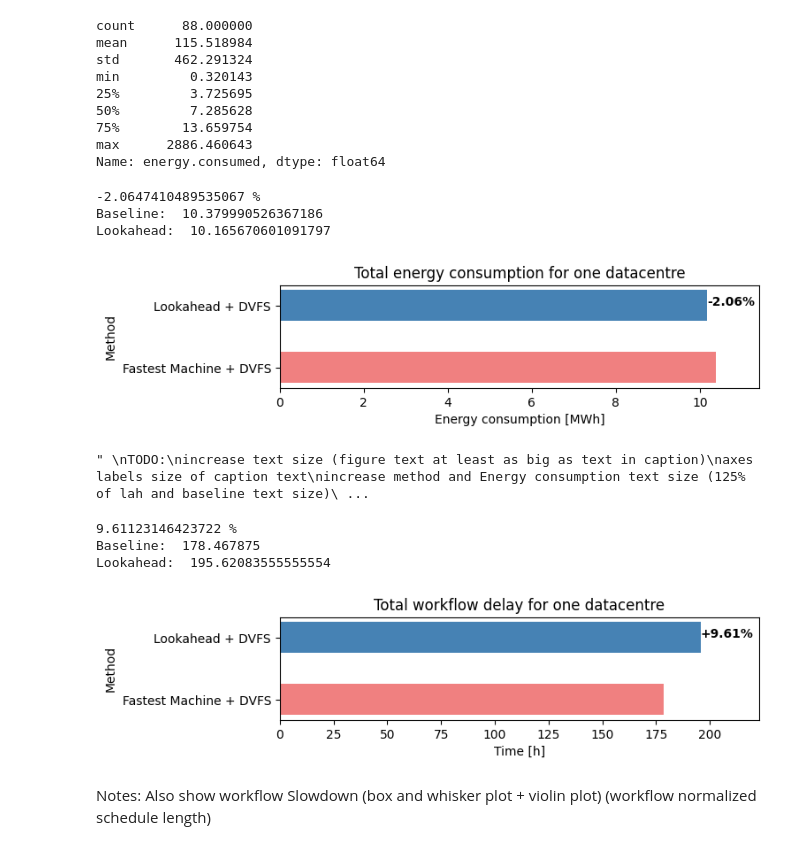
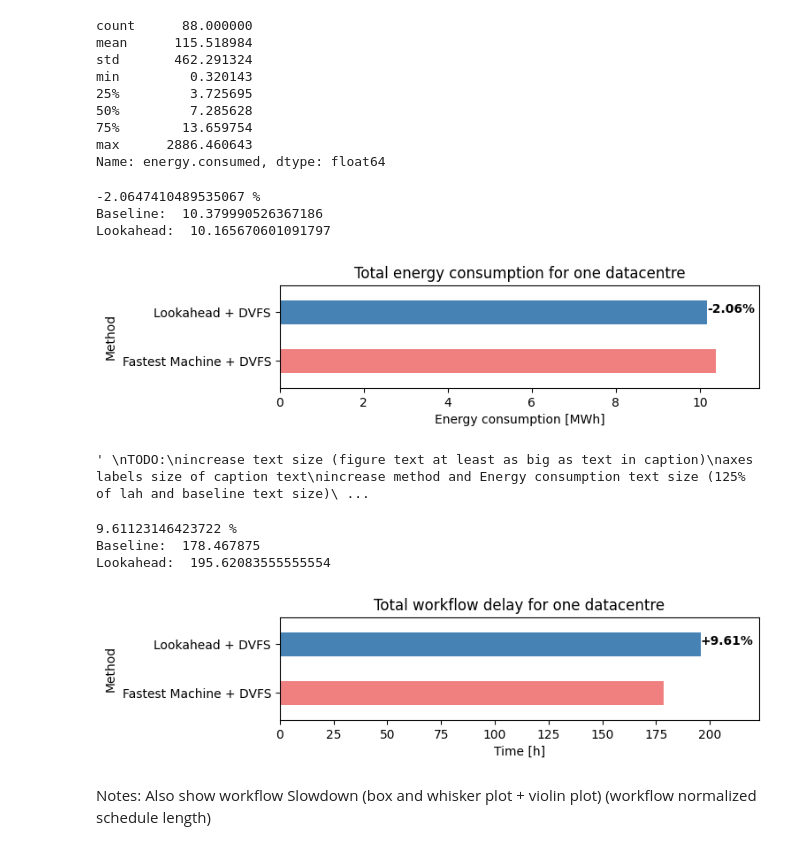
Before and after one commit to Raiduy/gdc-energy-efficiency-analysis, a Jupyter notebook: experiment_result_processing.ipynb, the cells around one changed output. Cells and saved outputs as stored; diff of their text form; code cells hidden in the pictures.

```diff
--- a/experiment_result_processing.ipynb
+++ b/experiment_result_processing.ipynb
@@ -217,36 +217,36 @@ nl = tasks_dc1_lah_df.groupby('trace_name').sum()['energy.consumed'].sum()/1000
 
 difference_percentage = (nl - bl) / bl * 100
 print(difference_percentage, '%')
 print('Baseline: ', bl)
 print('Lookahead: ', nl)
 
 
 bar_height = 0.5
 fig, ax = plt.subplots(figsize=(7, 1.5))
 ax.barh('Fastest Machine + DVFS', bl, color=colors[0], height=bar_height)
 ax.barh('Lookahead + DVFS', nl, color=colors[1], height=bar_height)
 ax.set_title('Total energy consumption for one datacentre')
 ax.set_xlabel('Energy consumption [MWh]')
 ax.set_ylabel('Method')
-ax.margins(x=0.1)
+ax.margins(x=0.1, y=0.2)
 ax.text(nl, 1, str(round(difference_percentage, 2))+'%', color='black', fontweight='bold')
 plt.show()
 
 '''
 TODO:
 increase text size (figure text at least as big as text in caption)
 axes labels size of caption text
 increase method and Energy consumption text size (125% of lah and baseline text size)
 Task energy consumption for one datacentre (150% or more of caption text size, but this will be the actual caption in the paper)
 
 Decrease the size of the bars (vertically) (2x size of text in method type)
 '''
 # %% [output]
 -2.0647410489535067 %
 Baseline:  10.379990526367186
 Lookahead:  10.165670601091797
-[figure, old version]
+[figure, new version]
-" \nTODO:\nincrease text size (figure text at least as big as text in caption)\naxes labels size of caption text\nincrease method and Energy consumption text size (125% of lah and baseline text size)\ ...
+' \nTODO:\nincrease text size (figure text at least as big as text in caption)\naxes labels size of caption text\nincrease method and Energy consumption text size (125% of lah and baseline text size)\ ...
 # %%
 # workflow_delays[ttp][dvfs_enabled][domain].extend(workflow_df['time.complete'] - workflow_df['time.earliest.complete'])
 workflows_dc1_fmp_df['workflow_delays'] = workflows_dc1_fmp_df['time.complete'] - workflows_dc1_fmp_df['time.earliest.complete']
@@ -270,16 +270,14 @@ ax.barh('Lookahead + DVFS', total_delay_lah, color=colors[1], height=bar_height)
 ax.set_title('Total workflow delay for one datacentre')
 ax.set_xlabel('Time [h]')
 ax.set_ylabel('Method')
-# ax.margins(y=0.01)
-ax.margins(x=0.14)
-# ax.text(bl, 0, str(round(bl, 2)), color='black', fontweight='bold')
+ax.margins(x=0.14, y=0.2)
 ax.text(total_delay_lah, 1, '+'+str(round(delay_percentage, 2))+'%', color='black', fontweight='bold')
 plt.show()
 # %% [output]
 9.61123146423722 %
 Baseline:  178.467875
 Lookahead:  195.62083555555554
-[figure, old version]
+[figure, new version]
 # %% [markdown]
 Notes:
 Also show workflow Slowdown (box and whisker plot + violin plot) (workflow normalized schedule length)
```
Also changed, not shown: parts of 2 cells of this notebook.
